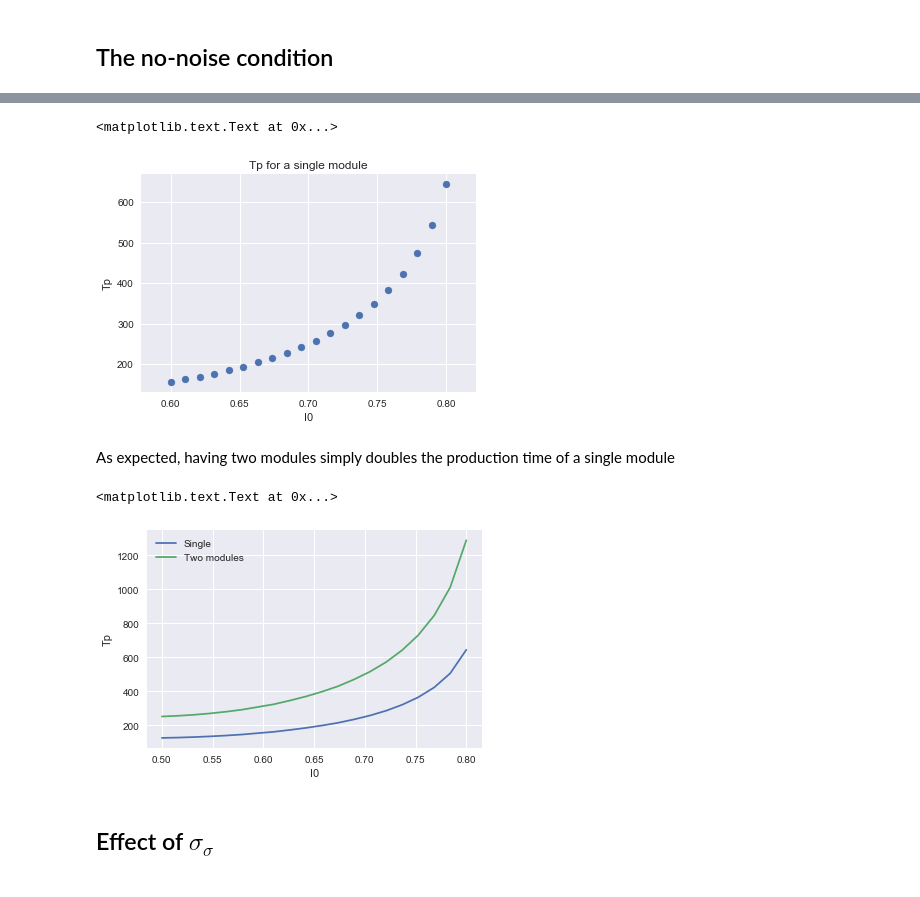
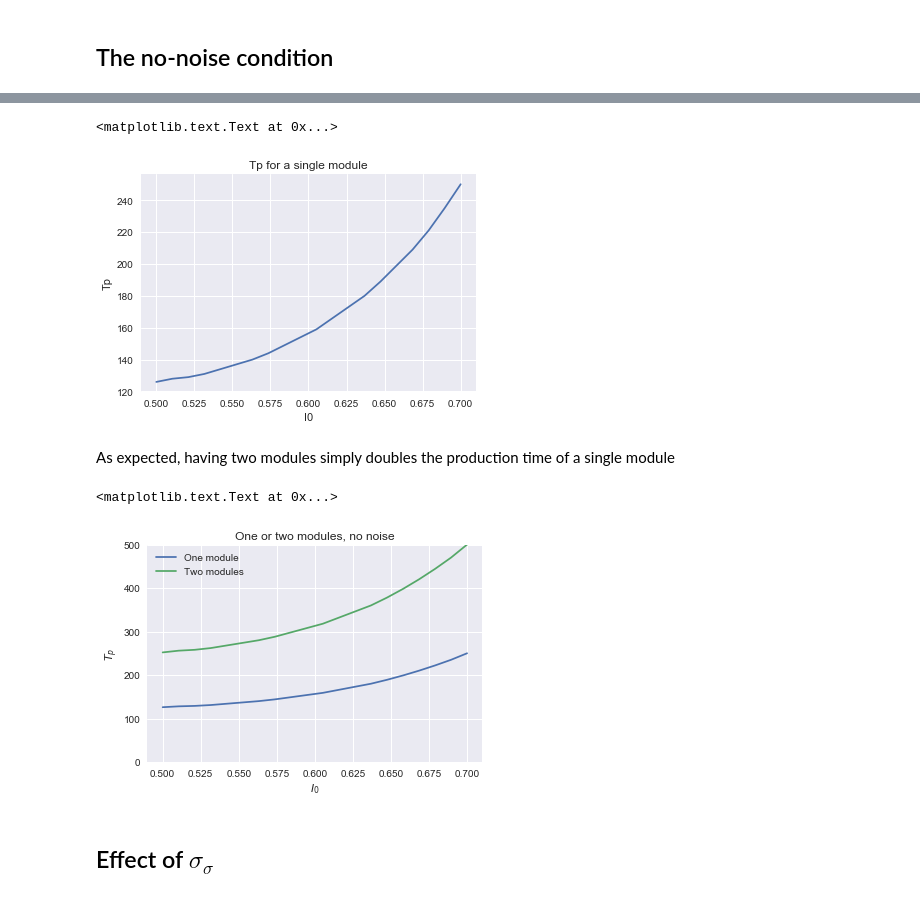
Before and after one commit to nhat-le/Noisy-Mutual-Inhibition, a Jupyter notebook: two_neuron_cascade.ipynb, the cells around one changed output, grey strips where cells are left out. Cells and saved outputs as stored; diff of their text form; code cells hidden in the pictures.

```diff
--- a/two_neuron_cascade.ipynb
+++ b/two_neuron_cascade.ipynb
@@ -301,5 +147,5 @@ plt.title('Trajectory for single module, I = 0.6 to 0.8')
 # %%
-plt.scatter(thetas, times_lst)
+plt.plot(thetas_lst, times_no_noise)
 plt.xlabel('I0')
 plt.ylabel('Tp')
 plt.title('Tp for a single module')
@@ -307,4 +153,4 @@ plt.title('Tp for a single module')
 # Can we really model this??
 # %% [output]
 <matplotlib.text.Text at 0x...>
-[figure, old version]
+[figure, new version]
@@ -330,14 +157,26 @@ times_lst2 = get_times_lst_from_decision_v(decision_v2, threshold)
 # %% [markdown]
 As expected, having two modules simply doubles the production time of a single module
-# %%
-plt.plot(thetas, times_lst1, label='Single')
-plt.plot(thetas, times_lst1 + times_lst2, label='Two modules')
-plt.legend()
-plt.xlabel('I0')
-plt.ylabel('Tp')
-# %% [output]
-<matplotlib.text.Text at 0x...>
-[figure, removed]
+# %%
+module1 = TwoNeuronModule(Wut=6, Wuv=6, Wvt=6, Wvu=6, theta=np.linspace(0.5, 0.7, 20), tau=100, dt=1,
+                         sigma_mu=0, sigma_sigma=0, threshold=0.65)
+_ = module1.simulate_full_trial(0.7, 0.2, 20, 3000)
+module2 = TwoNeuronModule(Wut=6, Wuv=6, Wvt=6, Wvu=6, theta=np.linspace(0.5, 0.7, 20), tau=100, dt=1,
+                         sigma_mu=0, sigma_sigma=0, threshold=0.65)
+_ = module2.simulate_full_trial(0.7, 0.2, 20, 3000)
+
+times1 = module1.find_tp()
+times2 = module2.find_tp()
+
+plt.plot(thetas_lst, times1, label='One module')
+plt.plot(thetas_lst, times1 + times2, label='Two modules')
+plt.ylim(0, 500)
+plt.xlabel(r'$I_0$')
+plt.ylabel(r'$T_p$')
+plt.legend()
+plt.title('One or two modules, no noise')
+# %% [output]
+<matplotlib.text.Text at 0x...>
+[figure, added]
 # %% [markdown]
 ## Effect of $\sigma_\sigma$
 # %% [markdown]
```
Also changed, not shown: parts of 58 cells of this notebook.
